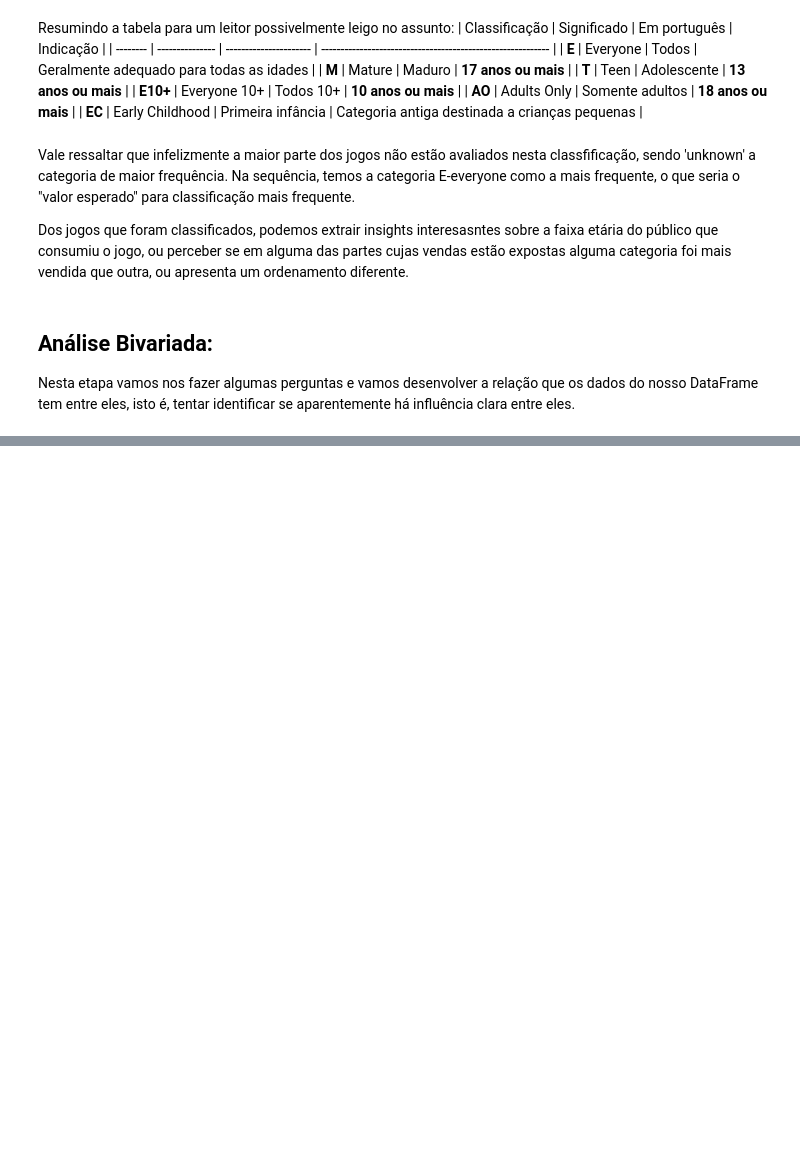
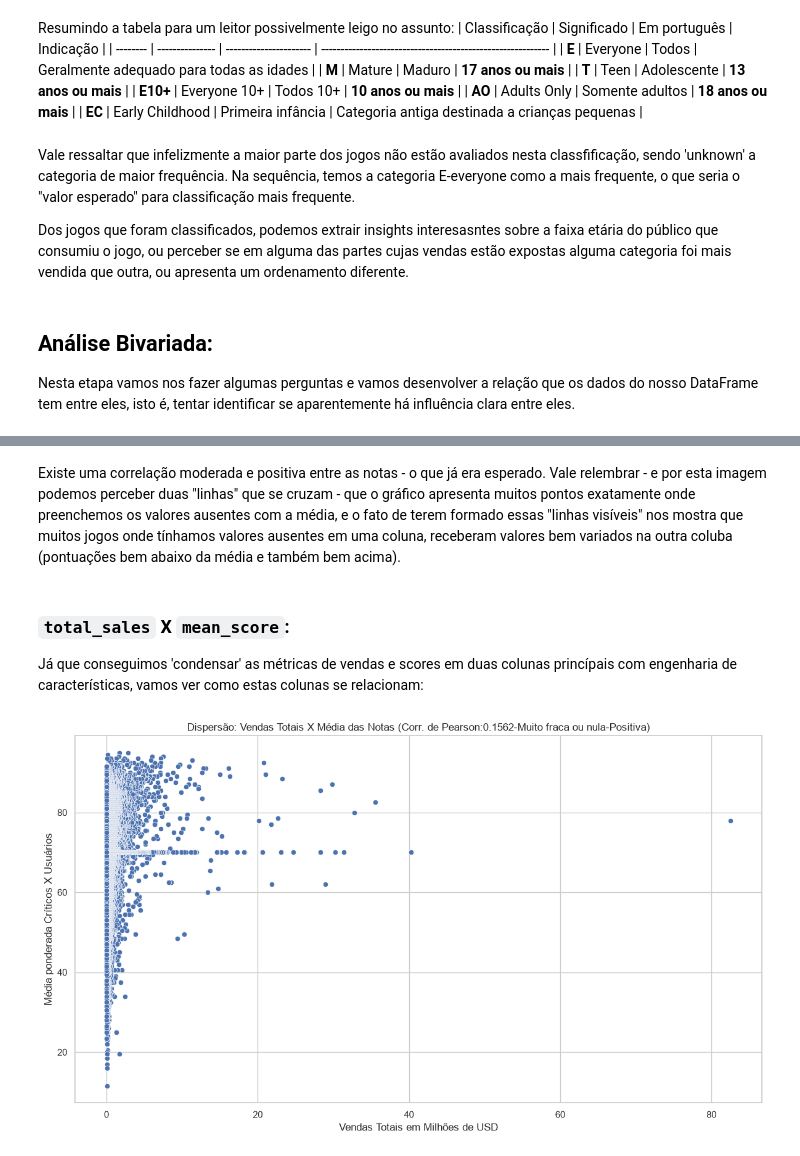
Before and after one commit to JLMB2015/games-analysis, a Jupyter notebook: project.ipynb, the cells around one changed output, grey strips where cells are left out. Saved outputs shown, nothing was run; the diff lists cells and outputs as text; code cells hidden in the pictures; blank space fills up the shorter version.

```diff
--- a/project.ipynb
+++ b/project.ipynb
@@ -1486,0 +2197,30 @@ Nesta etapa vamos nos fazer algumas perguntas e vamos desenvolver a relação qu
+# %% [markdown]
+Existe uma correlação moderada e positiva entre as notas - o que já era esperado. Vale relembrar - e por esta imagem podemos perceber duas "linhas" que se cruzam - que o gráfico apresenta muitos pontos exatamente onde preenchemos os valores ausentes com a média, e o fato de terem formado essas "linhas visíveis" nos mostra que muitos jogos onde tínhamos valores ausentes em uma coluna, receberam valores bem variados na outra coluba (pontuações bem abaixo da média e também bem acima).
+# %% [markdown]
+### `total_sales` X `mean_score`:
+
+Já que conseguimos 'condensar' as métricas de vendas e scores em duas colunas princípais com engenharia de características, vamos ver como estas colunas se relacionam:
+# %%
+# Gerando o DataFrame com os dados relevantes
+data_to_plot = df[["total_sales","mean_score"]].copy().reset_index(drop=True)
+pearson = calculate_pearson(data_to_plot["total_sales"], data_to_plot["mean_score"])
+
+# Plotando o gráfico com Seaborn
+graph = sns.scatterplot(data=data_to_plot, x='total_sales', y='mean_score')
+
+# Define o título do gráfico
+plt.title(f'Dispersão: Vendas Totais X Média das Notas (Corr. de Pearson:{pearson[0]}-{pearson[1]}-{pearson[2]})')
+
+# Define o rótulo do eixo X
+plt.xlabel('Vendas Totais em Milhões de USD')
+
+# Define o rótulo do eixo Y
+plt.ylabel('Média ponderada Críticos X Usuários')
+
+# Ajusta automaticamente os elementos do gráfico para evitar sobreposição
+plt.tight_layout()
+
+# Exibe o gráfico na tela
+plt.show(graph)
+# %% [output]
+[figure, added]
```
Also changed, not shown: parts of 99 cells of this notebook.
